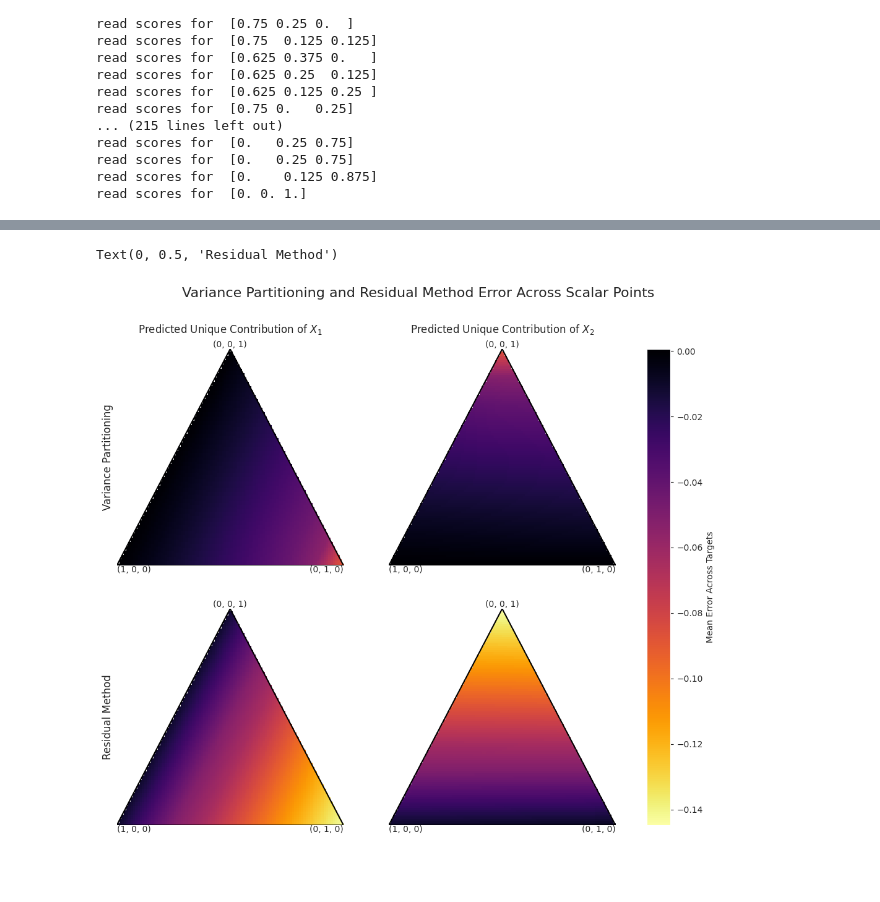
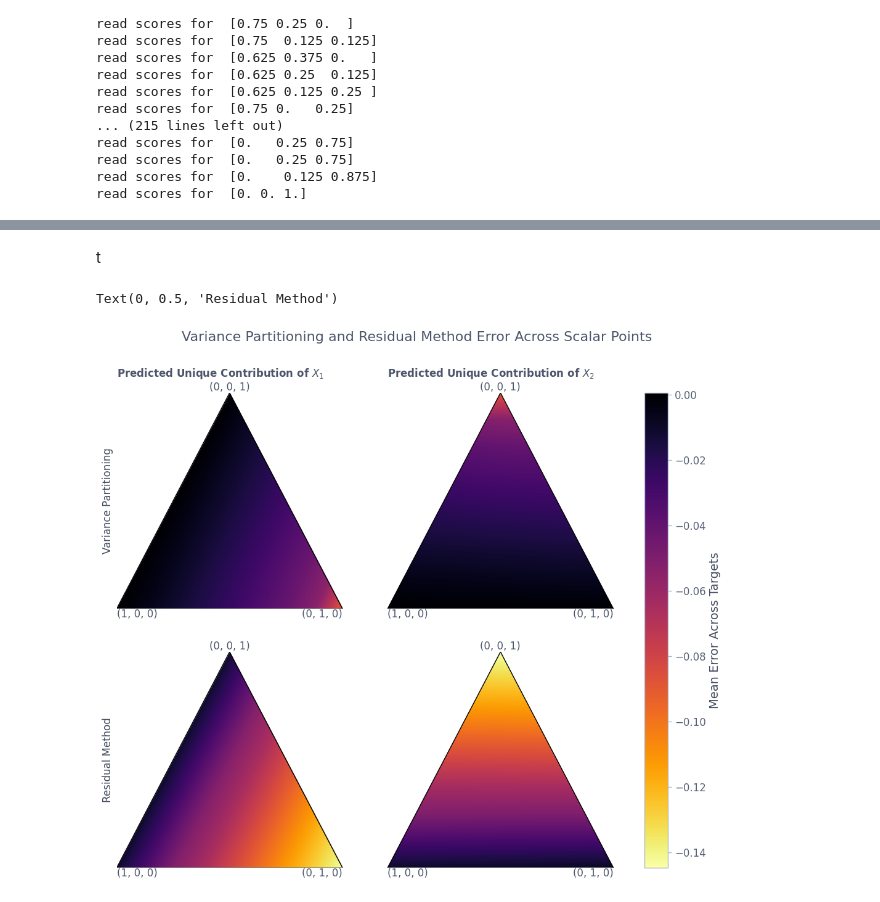
Before and after one commit to leo-schultheiss/compare_variance_residual, a Jupyter notebook: compare_variance_residual/plot_simplex.ipynb, the cells around one changed output, grey strips where cells are left out. Drawn from its saved outputs; the diff is of its cells as text; code cells hidden in the pictures; blank space fills up the shorter version.

```diff
--- a/compare_variance_residual/plot_simplex.ipynb
+++ b/compare_variance_residual/plot_simplex.ipynb
@@ -15,6 +15,8 @@ from compare_variance_residual.simulation import generate_dataset
 from compare_variance_residual.variance_partitioning import variance_partitioning
 
 matplotlib.interactive(True)
+# %%
+plt.style.use('nord')
 # %% [markdown]
 # Generate scalar points
 # %%
@@ -127,7 +131,7 @@ data generated
 plot points on triangle simplex
 # %%
 def plot_simplex(metric_values, interp_type='linear', fig=None, ax=None, min_total=None, max_total=None,
-                 cmap=plt.get_cmap('inferno').reversed()):
+                 cmap=plt.get_cmap('inferno').reversed(), plot_coords=False):
     """Plots a simplex heatmap based on provided metric values.
 
     Args:
@@ -158,7 +162,7 @@ def plot_simplex(metric_values, interp_type='linear', fig=None, ax=None, min_tot
     cartesian_coords = np.dot(barycentric_coords, corners)
 
     # Create grid for interpolation
-    resolution = 100  # Adjust resolution as needed
+    resolution = 1000  # Adjust resolution as needed
     x = np.linspace(0, 1, resolution)
     y = np.linspace(0, np.sqrt(3) / 2, resolution)
     xx, yy = np.meshgrid(x, y)
@@ -204,10 +208,13 @@ def plot_simplex(metric_values, interp_type='linear', fig=None, ax=None, min_tot
     ax.plot([corners[1, 0], corners[2, 0]], [corners[1, 1], corners[2, 1]], 'k-')
     ax.plot([corners[2, 0], corners[0, 0]], [corners[2, 1], corners[0, 1]], 'k-')
 
-    # add boundary labels
-    # ax.text(.25, 1/2 *  np.sqrt(3) / 2, r'$a_\mathbf{A}$', ha='right', va='bottom')
-    # ax.text(1/2, 0, r'$a_\mathbf{B}$', ha='center', va='top')
-    # ax.text(3/4, 1/2 *  np.sqrt(3) / 2, r'$a_\mathbf{C}$', ha='left', va='bottom')
+    # plot points where values are plotted
+
+    if plot_coords:
+        for i, (x, y) in enumerate(cartesian_coords):
+            scalar_label = f"({scalars_list[i][0]:.2f}, {scalars_list[i][1]:.2f}, {scalars_list[i][2]:.2f})"
+            ax.text(x, y + 0.03, scalar_label, ha='center', va='center', fontsize=5, color='black')
+            ax.scatter(x, y, c=metric_values[i], cmap=cmap, vmin=vmin, vmax=vmax, marker='^')
 
     # Add corner labels
     ax.text(corners[0, 0], corners[0, 1], corner_labels[0],
@@ -239,9 +246,9 @@ plot_simplex(np.random.rand(len(scalars_list)), interp_type='clough_tocher')
 # %% [markdown]
 # plot mean error
 # %%
-vp_x1_mean_errors = []
+vp_x1_mean_predicted = []
 vp_x2_mean_errors = []
-rm_x1_mean_errors = []
+rm_x1_mean_predicted = []
 rm_x2_mean_errors = []
 
 vp_x1_std_errors = []
@@ -259,9 +266,9 @@ for scalars in scalars_list:
     rm_x1_error = scores["rm_x1_unique_score"] - scalars[1]
     rm_x2_error = scores["rm_x2_unique_score"] - scalars[2]
 
-    vp_x1_mean_errors.append(vp_x1_error.mean())
+    vp_x1_mean_predicted.append(vp_x1_error.mean())
     vp_x2_mean_errors.append(vp_x2_error.mean())
-    rm_x1_mean_errors.append(rm_x1_error.mean())
+    rm_x1_mean_predicted.append(rm_x1_error.mean())
     rm_x2_mean_errors.append(rm_x2_error.mean())
     vp_x1_std_errors.append(vp_x1_error.std())
     vp_x2_std_errors.append(vp_x2_error.std())
@@ -288,30 +316,32 @@ read scores for  [0. 0. 1.]
+# %% [markdown]
+t
 # %%
 fig, axs = plt.subplots(2, 2, figsize=(13, 10))
 
-min_total = min(min(vp_x1_mean_errors), min(vp_x2_mean_errors), min(rm_x1_mean_errors), min(rm_x2_mean_errors))
-max_total = max(max(vp_x1_mean_errors), max(vp_x2_mean_errors), max(rm_x1_mean_errors), max(rm_x2_mean_errors))
+min_total = min(min(vp_x1_mean_predicted), min(vp_x2_mean_errors), min(rm_x1_mean_predicted), min(rm_x2_mean_errors))
+max_total = max(max(vp_x1_mean_predicted), max(vp_x2_mean_errors), max(rm_x1_mean_predicted), max(rm_x2_mean_errors))
 
-_, _, im_vp_x1 = plot_simplex(vp_x1_mean_errors, ax=axs[0, 0], min_total=min_total, max_total=max_total)
+_, _, im_vp_x1 = plot_simplex(vp_x1_mean_predicted, ax=axs[0, 0], min_total=min_total, max_total=max_total)
 _, _, im_vp_x2 = plot_simplex(vp_x2_mean_errors, ax=axs[0, 1], min_total=min_total, max_total=max_total)
-_, _, im_rm_x1 = plot_simplex(rm_x1_mean_errors, ax=axs[1, 0], min_total=min_total, max_total=max_total)
+_, _, im_rm_x1 = plot_simplex(rm_x1_mean_predicted, ax=axs[1, 0], min_total=min_total, max_total=max_total)
 _, _, im_rm_x2 = plot_simplex(rm_x2_mean_errors, ax=axs[1, 1], min_total=min_total, max_total=max_total)
 
 # add colorbar based on max values to figure
 cbar = fig.colorbar(im_vp_x1, ax=axs)
 cbar.set_label('Mean Error Across Targets')
 
 fig.suptitle("Variance Partitioning and Residual Method Error Across Scalar Points", fontsize=16)
 
 # add column wise titles
 axs[0, 0].set_title(r'Predicted Unique Contribution of $X_1$', y=1.05, fontsize=12)
 axs[0, 1].set_title(r'Predicted Unique Contribution of $X_2$', y=1.05, fontsize=12)
 
 # add row titles
 axs[0, 0].set_ylabel(r'Variance Partitioning', fontsize=12)
 axs[1, 0].set_ylabel(r'Residual Method', fontsize=12)
 # %% [output]
 Text(0, 0.5, 'Residual Method')
-[figure, old version]
+[figure, new version]
 # %%
 fig, axs = plt.subplots(2, 2, figsize=(13, 10))
 
```
Also changed, not shown: parts of 12 cells of this notebook.
